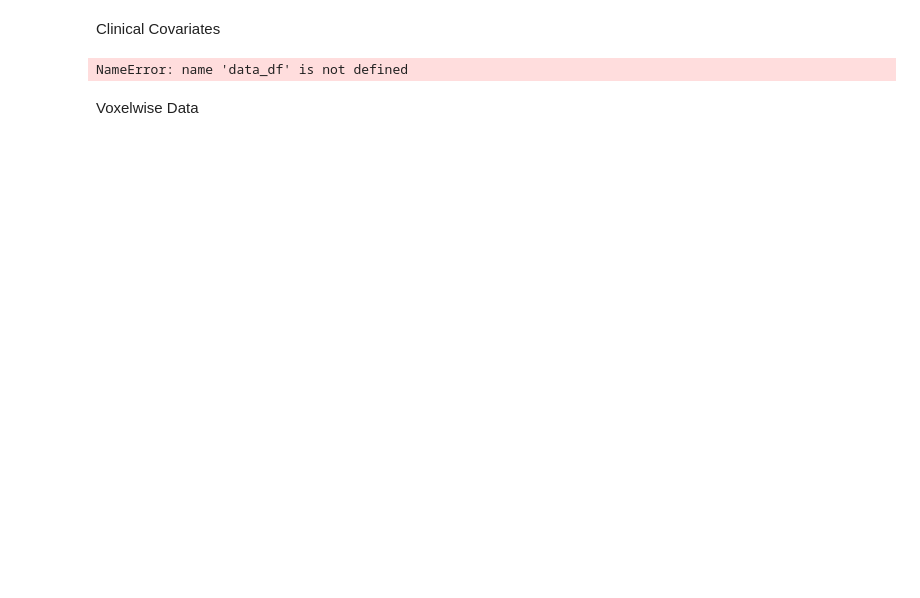
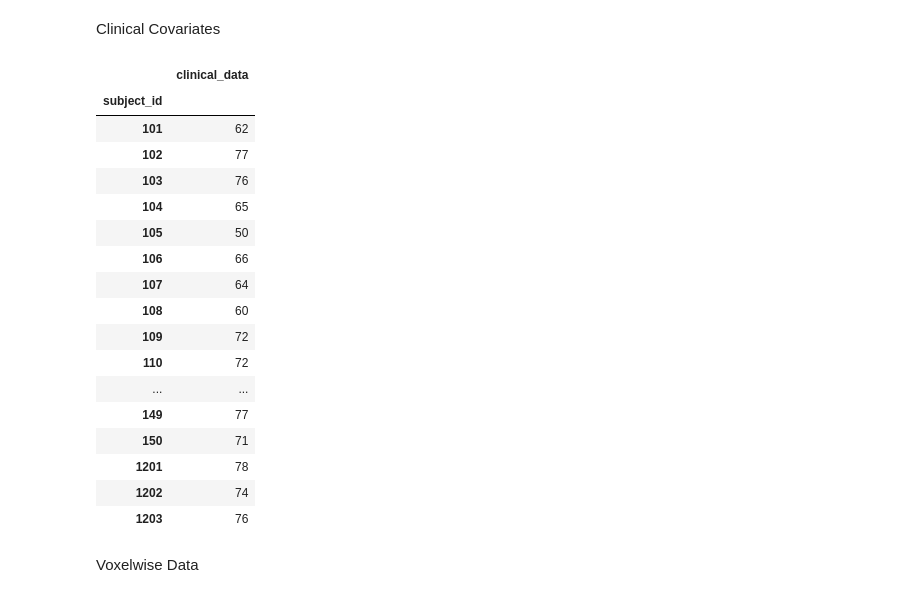
Before and after one commit to Calvinwhow/Research, a Jupyter notebook: nimlab/notebooks/neuroimaging_notebooks/server_submission_notebooks/submit_multiprocessed_voxelwise_analysis.ipynb, the cells around one changed output. Drawn from its saved outputs; the diff is of its cells as text; code cells hidden in the pictures; blank space fills up the shorter version.

```diff
--- a/nimlab/notebooks/neuroimaging_notebooks/server_submission_notebooks/submit_multiprocessed_voxelwise_analysis.ipynb
+++ b/nimlab/notebooks/neuroimaging_notebooks/server_submission_notebooks/submit_multiprocessed_voxelwise_analysis.ipynb
@@ -94,19 +98,37 @@ Clinical Covariates
 # %%
 subject_column = 'Patient # CDR, ADAS'
 clinical_information_column = 'Age'
 #----------------------------------------------------------------DO NOT MODIFY--------------------------------------------------------
 clinical_df_1 = pd.DataFrame()
 clinical_df_1['clinical_data'] = data_df.loc[:, [clinical_information_column]]
 
 clinical_df_1['subject_id'] = data_df.loc[:, [subject_column]]
 # clinical_df_1['subject_id'] = [id.split('_')[0] for id in data_df[subject_column].to_list()]
 clinical_df_1.set_index('subject_id', inplace=True)
 
 # Convert the 'subject_id' column to strings for each DataFrame
 clinical_df_1.index = clinical_df_1.index.astype(str)
+clinical_df_1 = preprocess_colnames_for_regression(clinical_df_1)
 display(clinical_df_1)
 # %% [output]
-NameError: name 'data_df' is not defined
+|  | clinical_data |
+| subject_id |  |
+| 101 | 62 |
+| 102 | 77 |
+| 103 | 76 |
+| 104 | 65 |
+| 105 | 50 |
+| 106 | 66 |
+| 107 | 64 |
+| 108 | 60 |
+| 109 | 72 |
+| 110 | 72 |
+| ... | ... |
+| 149 | 77 |
+| 150 | 71 |
+| 1201 | 78 |
+| 1202 | 74 |
+| 1203 | 76 |
 # %% [markdown]
 Voxelwise Data
 # %%
```
Also changed, not shown: parts of 14 cells of this notebook, 4 other files.
